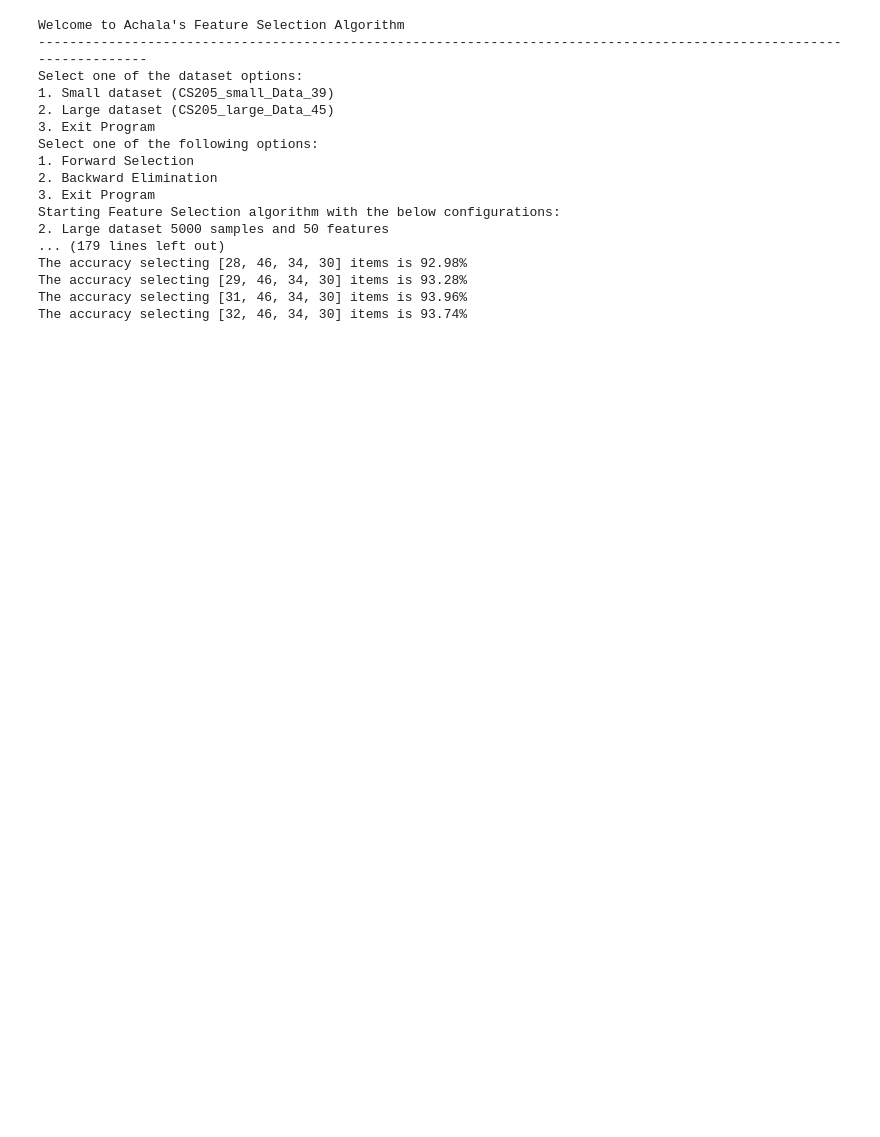
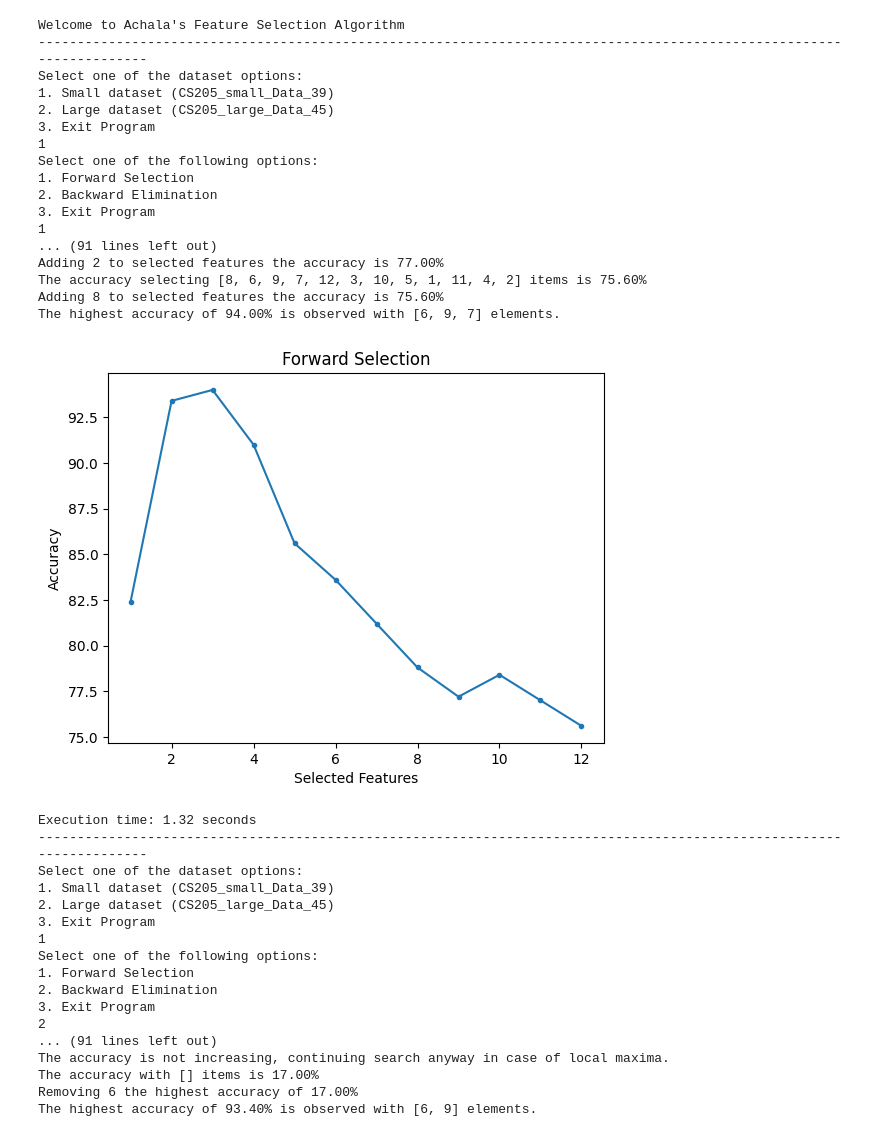
Before and after one commit to achalaspandit/AIProject2, a Jupyter notebook: knn.ipynb, the cells around one changed output. Drawn from its saved outputs; the diff is of its cells as text; code cells hidden in the pictures; blank space fills up the shorter version.

Commit message:
added code to plot selected features vs accuracy

```diff
--- a/knn.ipynb
+++ b/knn.ipynb
@@ -24,6 +25,8 @@ def forward_selection(data):
   ch = 0
   y = data.iloc[:, :1].values
   X_full = data.iloc[:, :].values
+  plotX = []
+  plotY= []
 
   while len(selected_cols) < len(cols):
     best = (0, None)
@@ -45,13 +48,20 @@ def forward_selection(data):
 
     selected_cols.append(best[1])
     print(f'Adding {best[1]} to selected features the accuracy is {best[0]:.2f}%')
-
+    plotX.append(len(selected_cols))
+    plotY.append(best[0])
     if best[0]>absolute_best[0]:
       absolute_best = (best[0], copy.deepcopy(selected_cols))
     elif ch==0:
       ch = 1
       print('The accuracy is not increasing, continuing search anyway in case of local maxima.')
   print(f'The highest accuracy of {absolute_best[0]:.2f}% is observed with {absolute_best[1]} elements.')
+  plt.plot(plotX, plotY, marker='.', linestyle='-')
+  plt.ylabel('Accuracy')
+  # plt.xticks(rotation=90)
+  plt.xlabel('Selected Features')
+  plt.title('Forward Selection')
+  plt.show()
 # %%
 def backward_elimination(data):
   cols = [i for i in range(1, len(data.columns))]
@@ -61,6 +71,8 @@ def backward_elimination(data):
   ch = 0
   y = data.iloc[:, :1].values
   X_full = data.iloc[:, :].values
+  plotX =[]
+  plotY =[]
 
   while len(selected_cols) != 0:
     best = (0, None)
@@ -80,13 +92,20 @@ def backward_elimination(data):
     selected_cols.remove(best[1])
     removed_cols.append(best[1])
     print(f'Removing {best[1]} the highest accuracy of {best[0]:.2f}%')
-
+    plotX.append(len(selected_cols))
+    plotY.append(best[0])
     if best[0]>absolute_best[0]:
       absolute_best = (best[0], copy.deepcopy(selected_cols))
     elif ch==0:
       ch = 1
       print('The accuracy is not increasing, continuing search anyway in case of local maxima.')
   print(f'The highest accuracy of {absolute_best[0]:.2f}% is observed with {absolute_best[1]} elements.')
+  plt.plot(plotX, plotY, marker='.', linestyle='-')
+  plt.ylabel('Accuracy')
+  # plt.xticks(rotation=90)
+  plt.xlabel('Selected Features')
+  plt.title('Backward Elimination')
+  plt.show()
 # %%
 print('Welcome to Achala\'s Feature Selection Algorithm')
 exitch = 0
@@ -98,9 +117,9 @@ while exitch ==0:
   print('3. Exit Program')
   datach = int(input())
   if datach == 1:
-    data = pd.read_csv('E:\AIProject2\CS205_small_Data__39.txt', sep='  ', header=None, engine='python')
+    data = pd.read_csv('CS205_small_Data__39.txt', sep='  ', header=None, engine='python')
   elif datach == 2:
-    data = pd.read_csv('E:\AIProject2\CS205_large_Data__45.txt', sep='  ', header=None, engine='python')
+    data = pd.read_csv('CS205_large_Data__45.txt', sep='  ', header=None, engine='python')
   elif datach == 3:
     exitch = 1
     continue
@@ -116,41 +135,57 @@ while exitch ==0:
 
   print('Starting Feature Selection algorithm with the below configurations:')
   if datach == 1:
     print('1. Small dataset '+str(data.shape[0])+' samples and '+str(data.shape[1]-1)+' features')
   elif datach == 2:
-    print('2. Large dataset '+str(data.shape[0])+' samples and '+str(data.shape[1]-1)+' features')
+    print('1. Large dataset '+str(data.shape[0])+' samples and '+str(data.shape[1]-1)+' features')
 
   if selch == 1:
     print('2. Forward Selection')
     start = time.time()
     forward_selection(data)
     end = time.time()
     print('Execution time: '+str(round((end-start), 2))+' seconds')
-    break
   elif selch == 2:
     start = time.time()
-    print('2. Forward Elimination')
+    print('2. Backward Elimination')
     backward_elimination(data)
     end = time.time()
     print('Execution time: '+str(round((end-start), 2))+ ' seconds')
-    break
   elif selch == 3:
     exitch = 1
 # %% [output]
 Welcome to Achala's Feature Selection Algorithm
 ---------------------------------------------------------------------------------------------------------------------
 Select one of the dataset options:
 1. Small dataset (CS205_small_Data_39)
 2. Large dataset (CS205_large_Data_45)
 3. Exit Program
+1
 Select one of the following options:
 1. Forward Selection
 2. Backward Elimination
 3. Exit Program
-Starting Feature Selection algorithm with the below configurations:
-2. Large dataset 5000 samples and 50 features
-... (179 lines left out)
-The accuracy selecting [28, 46, 34, 30] items is 92.98%
-The accuracy selecting [29, 46, 34, 30] items is 93.28%
-The accuracy selecting [31, 46, 34, 30] items is 93.96%
-The accuracy selecting [32, 46, 34, 30] items is 93.74%
+1
+... (91 lines left out)
+Adding 2 to selected features the accuracy is 77.00%
+The accuracy selecting [8, 6, 9, 7, 12, 3, 10, 5, 1, 11, 4, 2] items is 75.60%
+Adding 8 to selected features the accuracy is 75.60%
+The highest accuracy of 94.00% is observed with [6, 9, 7] elements.
+[figure, added]
+Execution time: 1.32 seconds
+---------------------------------------------------------------------------------------------------------------------
+Select one of the dataset options:
+1. Small dataset (CS205_small_Data_39)
+2. Large dataset (CS205_large_Data_45)
+3. Exit Program
+1
+Select one of the following options:
+1. Forward Selection
+2. Backward Elimination
+3. Exit Program
+2
+... (91 lines left out)
+The accuracy is not increasing, continuing search anyway in case of local maxima.
+The accuracy with [] items is 17.00%
+Removing 6 the highest accuracy of 17.00%
+The highest accuracy of 93.40% is observed with [6, 9] elements.
```
Also changed, not shown: parts of 2 cells of this notebook.
